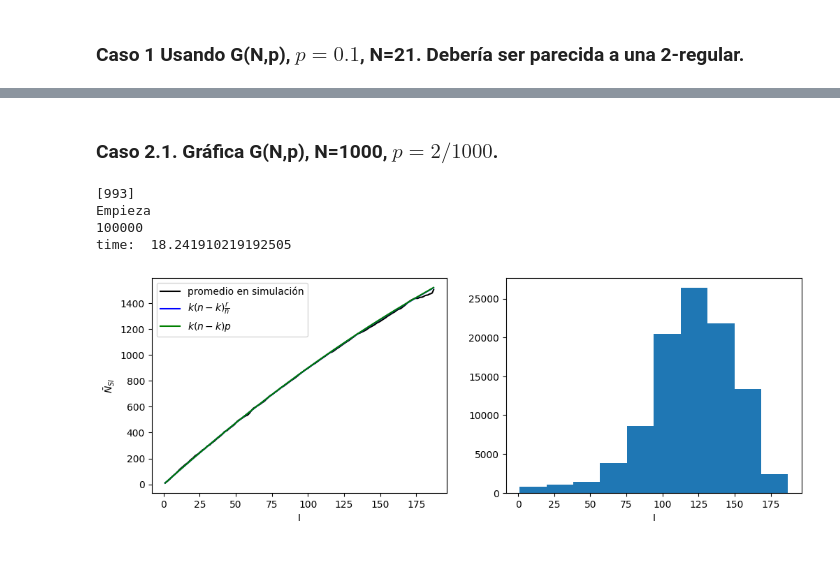
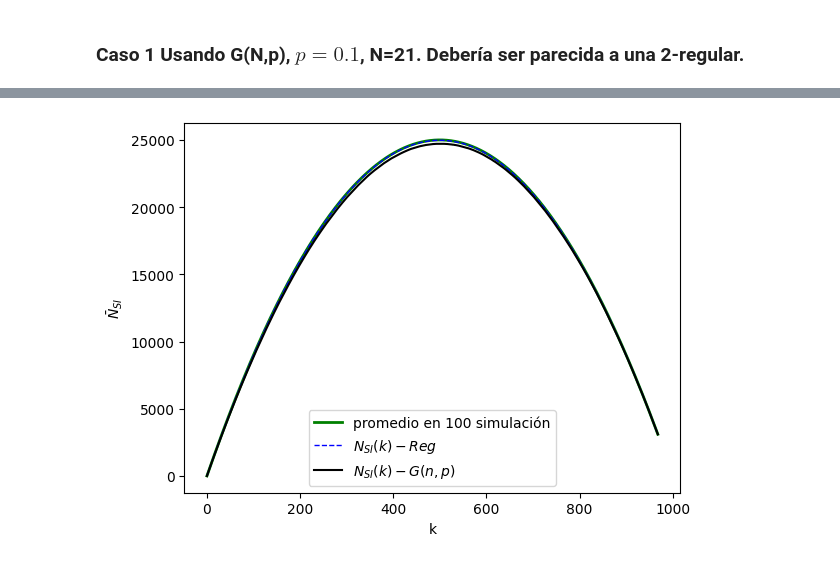
Before and after one commit to JairEsc/Aproximaciones-de-Modelos-Epidemiologicos, a Jupyter notebook: SIS_conteo.ipynb, the cells around one changed output, grey strips where cells are left out. Cells and saved outputs as stored; diff of their text form; code cells hidden in the pictures.

```diff
--- a/SIS_conteo.ipynb
+++ b/SIS_conteo.ipynb
@@ -419,54 +387,20 @@ plt.show()
-# %% [markdown]
-### Caso 2.1. Gráfica G(N,p), N=1000, $p=2/1000$.
-# %%
-N=1000
-n=10
-for i_0 in range(1,2):
-  np.random.seed(0)
-  import time
-  start_=time.time()
-  fig = plt.figure(figsize=(12,4))
-  plt.subplot(1,2,1)
-  G=nx.fast_gnp_random_graph(n=N,p=n/N)
-  G=nx.convert_node_labels_to_integers(G,ordering='default',)
-  while(nx.is_connected(G)==False):
-      G=nx.fast_gnp_random_graph(n=N,p=n/N)
-      G=nx.convert_node_labels_to_integers(G,ordering='default',)
-  X_I_indexes=np.random.choice(N,[1,int(N/2)][i_0-1],replace=False).tolist()
-  print(X_I_indexes)
-  for k in range(N):
-      if k in X_I_indexes:
-          G.nodes[k]['Estado:']='Infeccioso'
-      else:
-          G.nodes[k]['Estado:']='Susceptible'
-  G_copy=G.copy()
-  print("Empieza")
-  H,conteo=Gillespie_Direct_Method_Network_SIS(beta=1.15*N/n,gamma=1,N=N,X_I_indexes=X_I_indexes,G_network_initial=G_copy,T=10**5,Tuto=False)
-  print(len(H))
-  print("time: ", time.time()-start_)
-  conteo_data=pd.DataFrame(conteo,columns=['N_SI','k'])
-  conteo_promedio=conteo_data.groupby(['k']).mean()
-  r=[]
-  r2=[]
-  for i in range(1,len(conteo_promedio)+1):
-      r.append(i*((N-i)/N)*n)
-      r2.append(i*(N-i)*n/(N-1))
-  conteo_promedio['approx']=r
-  conteo_promedio['approx_2']=r2
-  for i in range(0,3):
-      plt.plot(conteo_promedio[conteo_promedio.keys()[i]],color='kbg'[i])
-  plt.legend(['promedio en simulación',r'$k(n-k)\frac{r}{n}$','$k(n-k)p$'])
-  #plt.xticks(range(0,22))
-  plt.xlabel('I')
-  plt.ylabel(r'$\bar{N}_{SI}$')
-  #plt.savefig('SIS_edges_a.png',dpi=300)
-  plt.subplot(1, 2, 2)
-  plt.hist(conteo_data['k'])
-  plt.xlabel('I')
-  plt.show()
-# %% [output]
-[993]
-Empieza
-100000
-time:  18.241910219192505
-[figure, removed]
+# %%
+conteo_promedio=conteo_data.groupby(['k']).mean()
+n=2
+r=[]
+r2=[]
+for i in range(0,len(conteo_promedio)):
+    r.append(i*((N-i)/N)*(0.1*(N-1)))
+    r2.append(i*(N-i)*0.1)
+conteo_promedio['reg']=r
+conteo_promedio['gnp']=r2
+plt.plot(conteo_promedio['gnp'],color='g',linewidth=2,label=r'$N_{SI}(k)-G(n,p)$')
+plt.plot(conteo_promedio['reg'],color='b',linestyle='dashed',linewidth=1,label=r'$N_{SI}(k)-Reg$')
+plt.plot(conteo_promedio.N_SI,color='black',label='promedio en simulaciones')
+plt.legend(['promedio en 100 simulación',r'$N_{SI}(k)-Reg$','$N_{SI}(k)-G(n,p)$'])
+plt.xlabel('k')
+plt.ylabel(r'$\bar{N}_{SI}$')
+plt.savefig('SIS_edges_d.png',dpi=300)
+plt.show()
+# %% [output]
+[figure, added]
```
Also changed, not shown: parts of 17 cells of this notebook.
